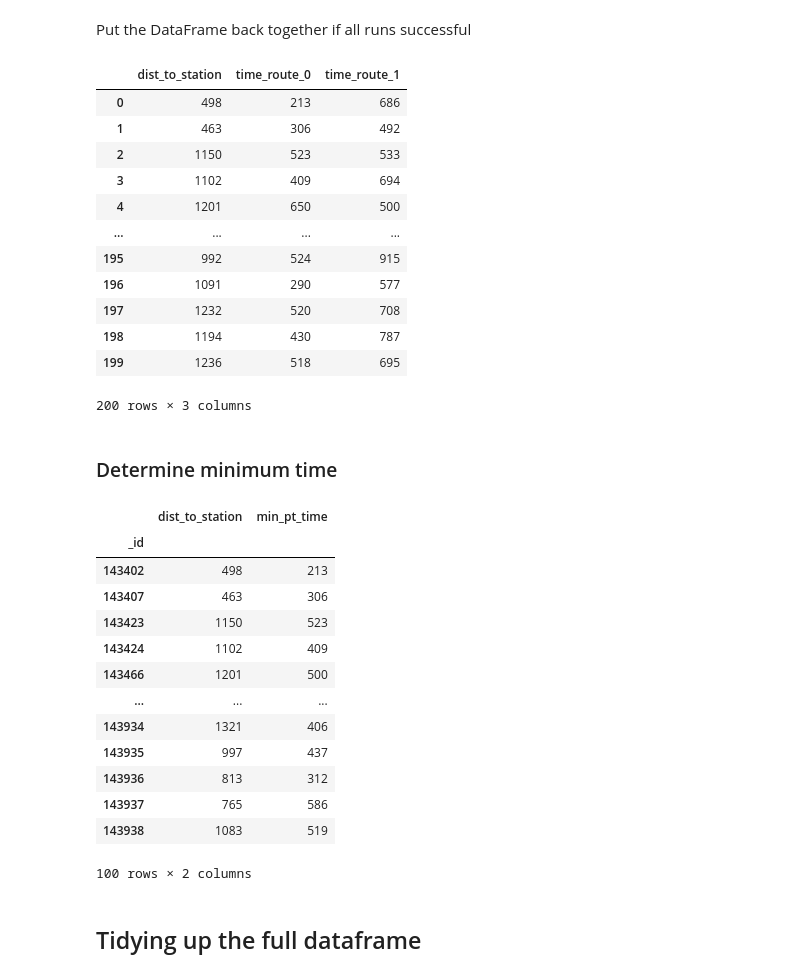
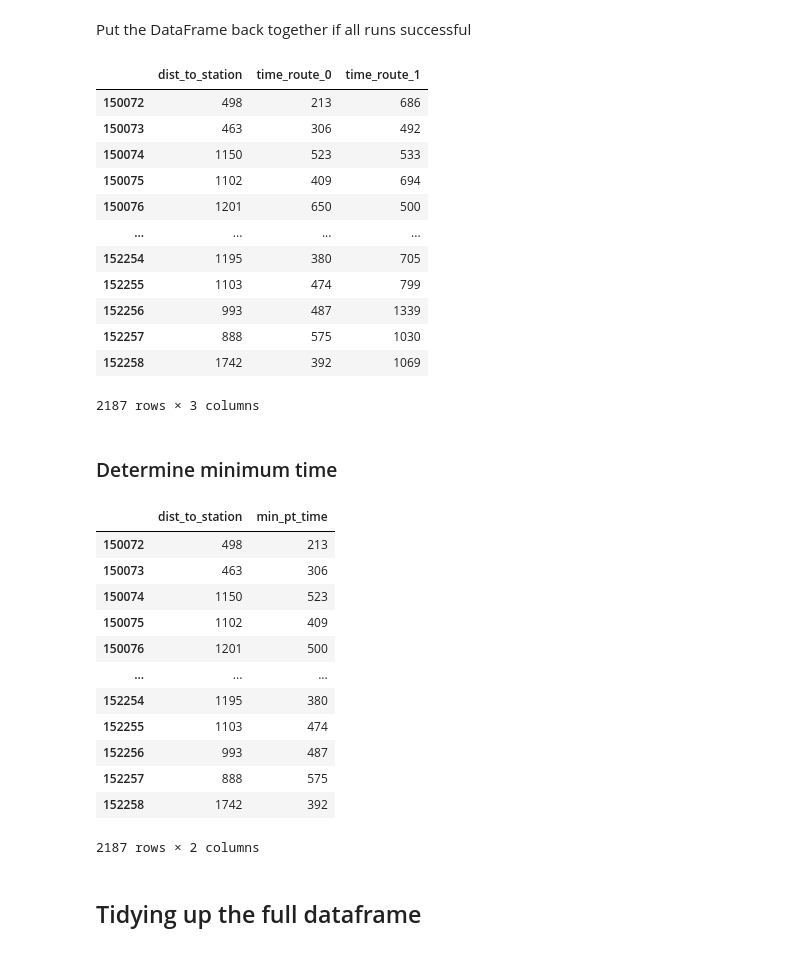
Before and after one commit to sienlonglim/ml_webapp, a Jupyter notebook: data_wrangling.ipynb, the cells around one changed output. Cells and saved outputs as stored; diff of their text form; code cells hidden in the pictures.

Commit message:
Successfully got full month with distance/time

```diff
--- a/data_wrangling.ipynb
+++ b/data_wrangling.ipynb
@@ -705,18 +705,19 @@ def time_taken_to_station(geo_data_df, credentials, mrt_coordinates_dict=mrt_coo
 # %% [markdown]
 Due to the large amount of API calls, we will split the data into batches to extract the data.
 # %%
-def split_df(geo_data_df, interval=500):
+@error_handler
+def split_df(geo_data_df: pd.DataFrame, interval: int=500):
     splitted_df_list = []
     for start in range(0, len(geo_data_df.index), interval):
         splitted_df_list.append(geo_data_df.iloc[start:start+interval , :])
     print(f'Number of dataframes split into: {len(splitted_df_list)}')
     return splitted_df_list
 
-def iterate_function(splitted_df_list, results, func, start, stop):
+def iterate_function(splitted_df_list: list, results: list, func: function, start: int, stop: int):
     '''
     Appends to results (list) in place.
     '''
-    print(f'Writing to results list with {len(results)} elements already present')
+    print(f'Writing to {id(results)} with {len(results)} elements already present')
     for index, splitted_df in enumerate(splitted_df_list):
         if index >= start and index < stop:
             time_distance = splitted_df.apply(func, credentials=credentials, n_nearest_stations=n_nearest_stations, axis=1)
@@ -726,5 +727,5 @@ def iterate_function(splitted_df_list, results, func, start, stop):
                 break
     print(f'Length of updated results list: {len(results)}')
 
-splitted_df_list = split_df(geo_data_df, interval=100)
+splitted_df_list = split_df(geo_data_df, interval=400)
 # %% [output]
@@ -739,26 +758,25 @@ iterate_function(splitted_df_list, time_distance_list, time_taken_to_station, 0,
 Put the DataFrame back together if all runs successful
 # %%
 if len(splitted_df_list) == len(time_distance_list):
-    time_distance = pd.DataFrame(pd.concat(time_distance_list).to_list(),
-                                #index=df.index,
-                                columns=['dist_to_station']+['time_route_'+ str(x) for x in range(n_nearest_stations)])
+    time_distance = pd.DataFrame(pd.concat(time_distance_list).to_dict()).transpose()
+    time_distance.columns=['dist_to_station']+['time_route_'+ str(x) for x in range(n_nearest_stations)]
     display(time_distance)
 else:
     raise IndexError('Mismatch in length of starting and results list')
 # %% [output]
 |  | dist_to_station | time_route_0 | time_route_1 |
-| 0 | 498 | 213 | 686 |
-| 1 | 463 | 306 | 492 |
-| 2 | 1150 | 523 | 533 |
-| 3 | 1102 | 409 | 694 |
-| 4 | 1201 | 650 | 500 |
+| 150072 | 498 | 213 | 686 |
+| 150073 | 463 | 306 | 492 |
+| 150074 | 1150 | 523 | 533 |
+| 150075 | 1102 | 409 | 694 |
+| 150076 | 1201 | 650 | 500 |
 | ... | ... | ... | ... |
-| 195 | 992 | 524 | 915 |
-| 196 | 1091 | 290 | 577 |
-| 197 | 1232 | 520 | 708 |
-| 198 | 1194 | 430 | 787 |
-| 199 | 1236 | 518 | 695 |
+| 152254 | 1195 | 380 | 705 |
+| 152255 | 1103 | 474 | 799 |
+| 152256 | 993 | 487 | 1339 |
+| 152257 | 888 | 575 | 1030 |
+| 152258 | 1742 | 392 | 1069 |
-200 rows × 3 columns
+2187 rows × 3 columns
 # %% [markdown]
 ### Determine minimum time
 # %%
@@ -770,19 +788,18 @@ geo_data_df = pd.concat([time_distance.loc[:,'dist_to_station'],min_pt_time], ax
 geo_data_df
 # %% [output]
 |  | dist_to_station | min_pt_time |
-| _id |  |  |
-| 143402 | 498 | 213 |
-| 143407 | 463 | 306 |
-| 143423 | 1150 | 523 |
-| 143424 | 1102 | 409 |
-| 143466 | 1201 | 500 |
+| 150072 | 498 | 213 |
+| 150073 | 463 | 306 |
+| 150074 | 1150 | 523 |
+| 150075 | 1102 | 409 |
+| 150076 | 1201 | 500 |
 | ... | ... | ... |
-| 143934 | 1321 | 406 |
-| 143935 | 997 | 437 |
-| 143936 | 813 | 312 |
-| 143937 | 765 | 586 |
-| 143938 | 1083 | 519 |
+| 152254 | 1195 | 380 |
+| 152255 | 1103 | 474 |
+| 152256 | 993 | 487 |
+| 152257 | 888 | 575 |
+| 152258 | 1742 | 392 |
-100 rows × 2 columns
+2187 rows × 2 columns
 # %% [markdown]
 ## Tidying up the full dataframe
 # %%
```
Also changed, not shown: parts of 11 cells of this notebook, 3 other files.
